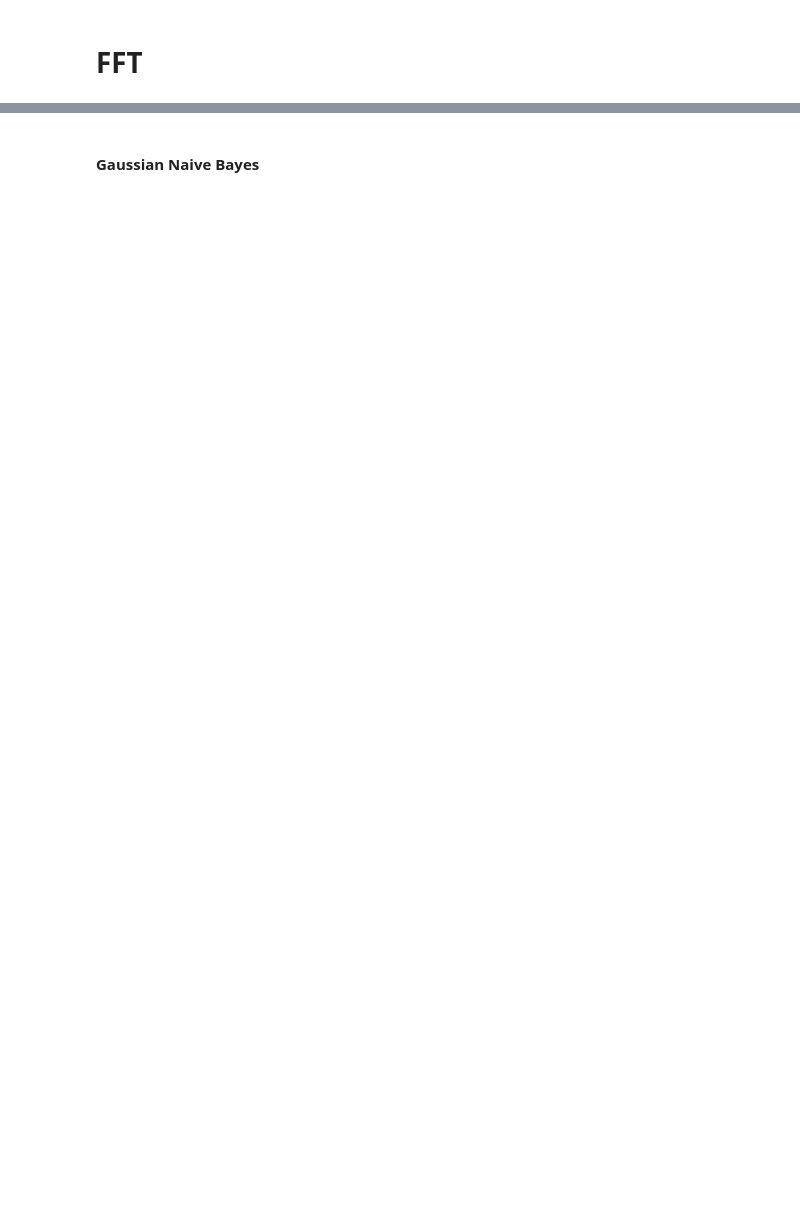
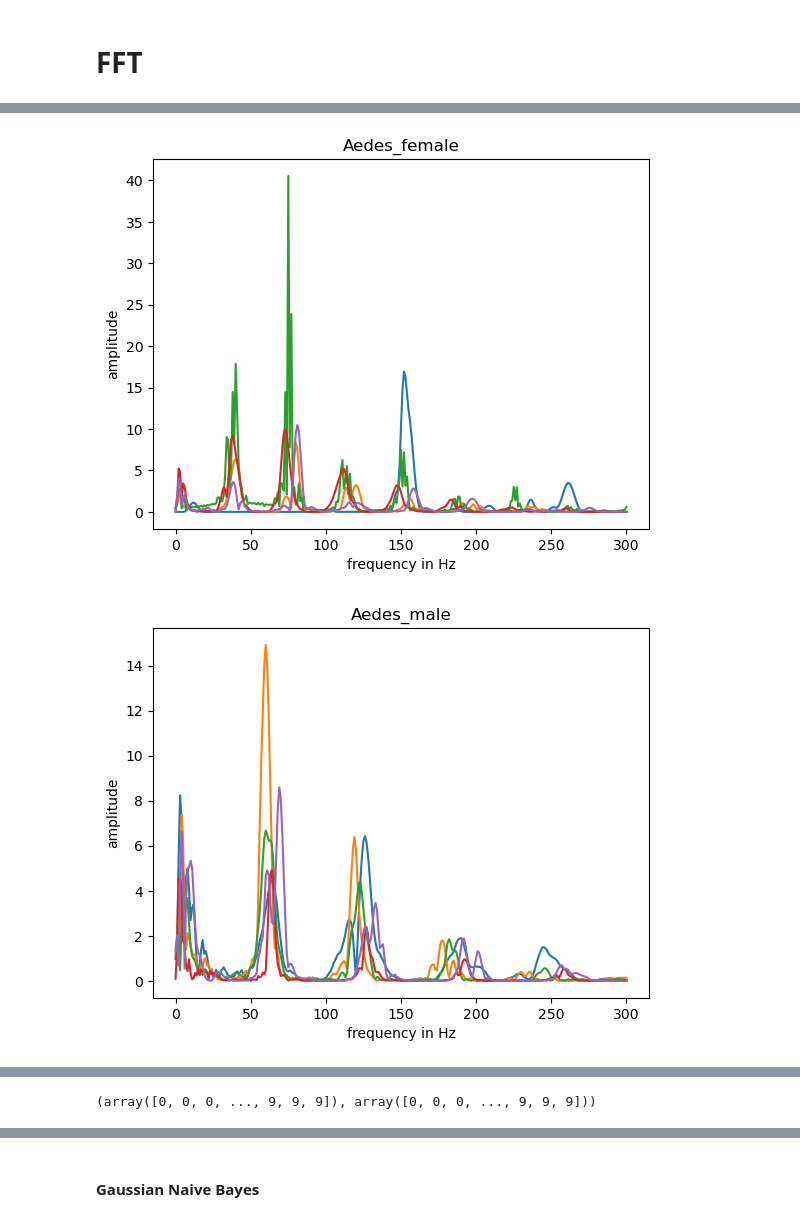
Before and after one commit to KelvinLa/TimeSeriesPrediction_Environmental, a Jupyter notebook: insectsounds.ipynb, the cells around one changed output, grey strips where cells are left out. Saved outputs shown, nothing was run; the diff lists cells and outputs as text; code cells hidden in the pictures; blank space fills up the shorter version.

```diff
--- a/insectsounds.ipynb
+++ b/insectsounds.ipynb
@@ -37,8 +71,13 @@ plt.legend(loc='center left', bbox_to_anchor=(1, 0.5))
 # %%
 # plot 5 instances of each species
-for i in df.target.unique():
-    df_temp = df[df.target == i].head(5)
+for i in df_train.target.unique():
+    df_temp = df_train[df_train.target == i].head(5)
     for j in range(len(df_temp)) :
         plt.plot(range(301), abs(rfft(df_temp.iloc[j, :-1])))
-    plt.title(i)
+    plt.title(i.decode('UTF-8'))
+    plt.xlabel("frequency in Hz")
+    plt.ylabel("amplitude")
     plt.show()
+# %% [output]
+[figure, added]
+[figure, added]
@@ -57,7 +103,10 @@ le = LabelEncoder()
 
 # Using .fit_transform function to fit label
 # encoder and return encoded label
-label = le.fit_transform(df['target'])
+y_train = le.fit_transform(df_train['target'])
+y_test = le.fit_transform(df_test['target'])
 
 # printing label
-label
+y_train, y_test
+# %% [output]
+(array([0, 0, 0, ..., 9, 9, 9]), array([0, 0, 0, ..., 9, 9, 9]))
```
Also changed, not shown: parts of 56 cells of this notebook.
